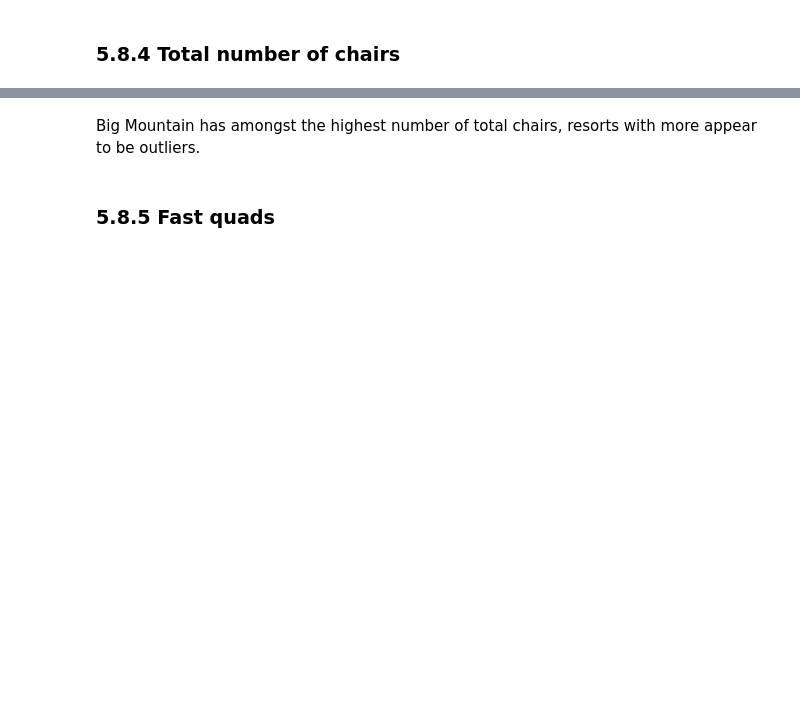
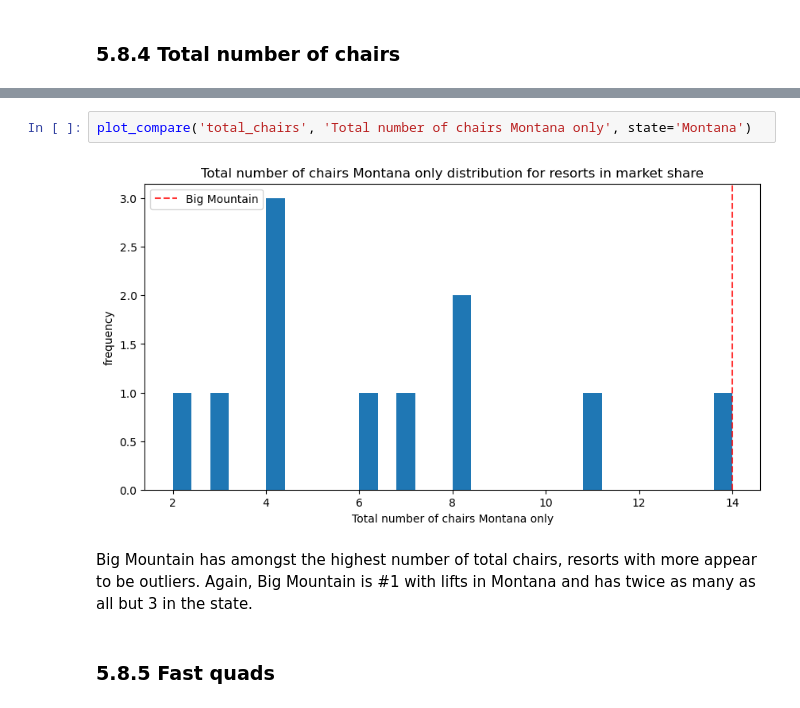
Before and after one commit to mikedshadow/Big_Mountain, a Jupyter notebook: Notebooks/05_modeling.ipynb, the cells around one changed output, grey strips where cells are left out. Drawn from its saved outputs; the diff is of its cells as text; blank space fills up the shorter version.

```diff
--- a/Notebooks/05_modeling.ipynb
+++ b/Notebooks/05_modeling.ipynb
@@ -227,5 +282,9 @@ plot_compare('total_chairs', 'Total number of chairs')
+# %%
+plot_compare('total_chairs', 'Total number of chairs Montana only', state='Montana')
+# %% [output]
+[figure, added]
 # %% [markdown]
-Big Mountain has amongst the highest number of total chairs, resorts with more appear to be outliers.
+Big Mountain has amongst the highest number of total chairs, resorts with more appear to be outliers. Again, Big Mountain is #1 with lifts in Montana and has twice as many as all but 3 in the state.
 # %% [markdown]
 ### 5.8.5 Fast quads<a id='5.8.5_Fast_quads'></a>
 # %%
```
Also changed, not shown: parts of 59 cells of this notebook.
